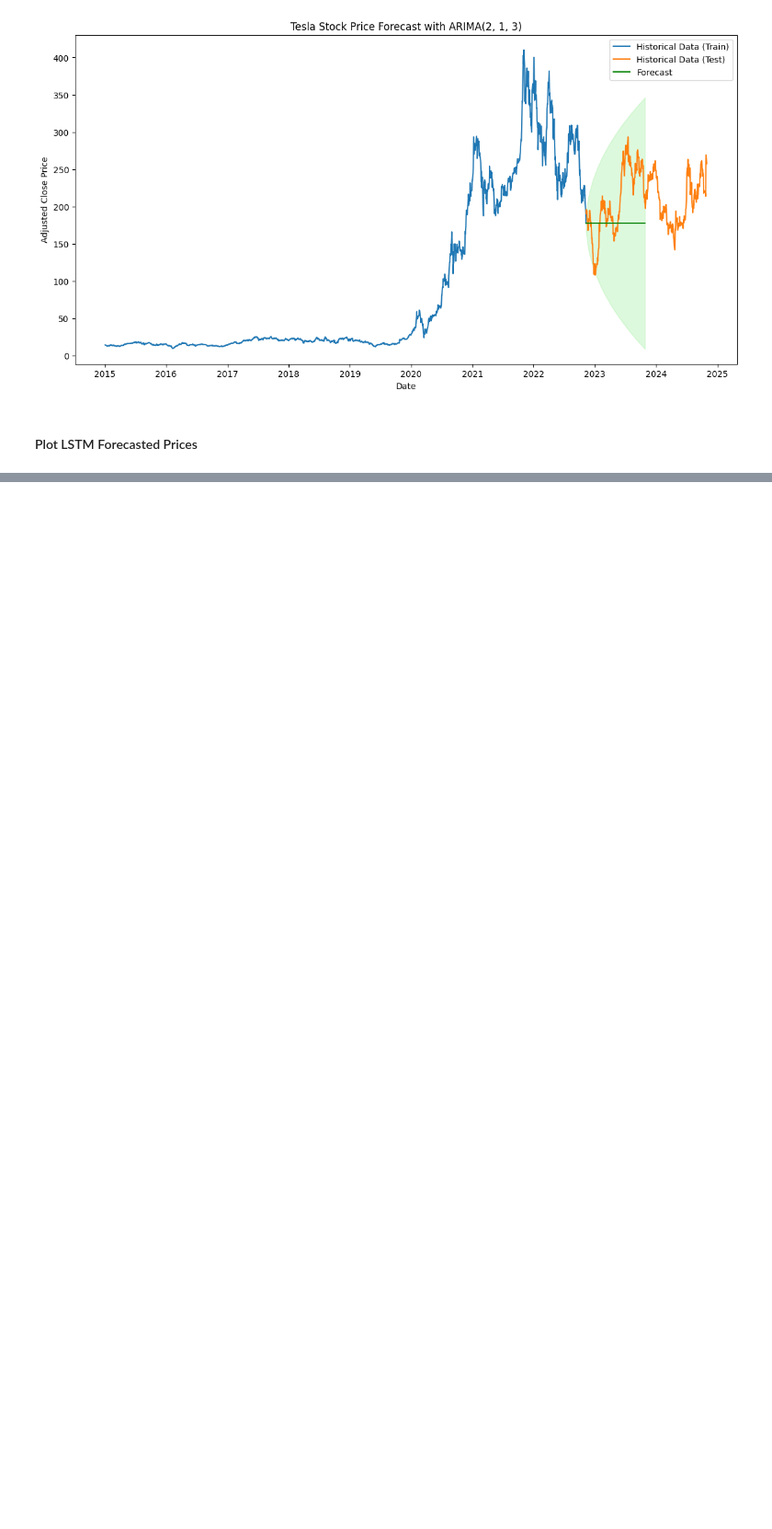
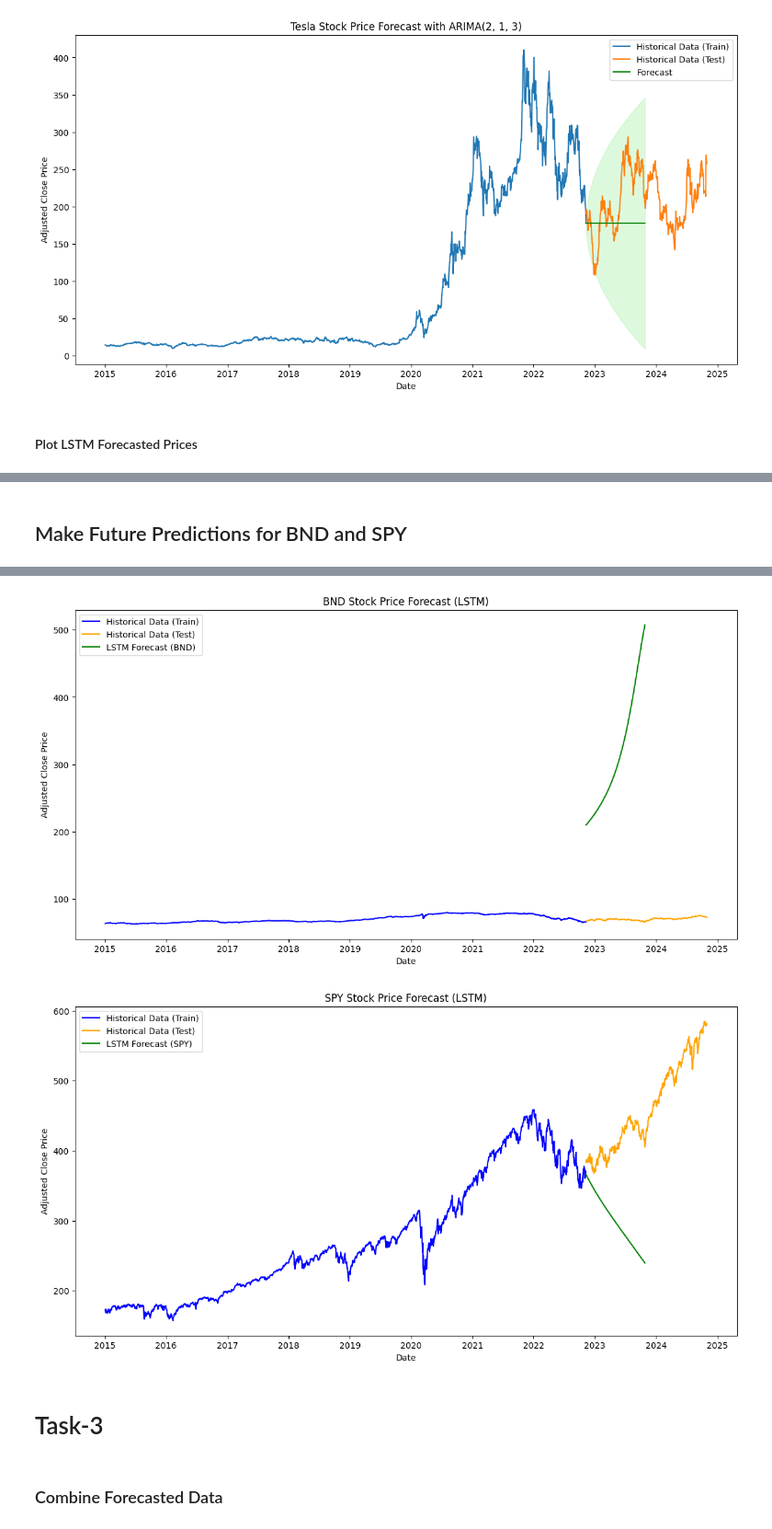
Before and after one commit to zol23-g/Portfolio-Optimization-TimeSeries, a Jupyter notebook: notebooks/03_modeling.ipynb, the cells around one changed output, grey strips where cells are left out. Shown at 92% size. Saved outputs shown, nothing was run; the diff lists cells and outputs as text; code cells hidden in the pictures; blank space fills up the shorter version.

```diff
--- a/notebooks/03_modeling.ipynb
+++ b/notebooks/03_modeling.ipynb
@@ -455,0 +500,9 @@ plt.show()
+# %%
+# Build the LSTM model for BND
+model_bnd = Sequential()
+model_bnd.add(LSTM(units=50, return_sequences=False, input_shape=(X_train_bnd.shape[1], 1)))
+model_bnd.add(Dense(1))
+
+# Compile and train the model for BND
+model_bnd.compile(optimizer='adam', loss='mean_squared_error')
+model_bnd.fit(X_train_bnd, y_train_bnd, epochs=50, batch_size=32)
@@ -455,0 +530,9 @@ plt.show()
+# %%
+# Build the LSTM model for SPY
+model_spy = Sequential()
+model_spy.add(LSTM(units=50, return_sequences=False, input_shape=(X_train_spy.shape[1], 1)))
+model_spy.add(Dense(1))
+
+# Compile and train the model for SPY
+model_spy.compile(optimizer='adam', loss='mean_squared_error')
+model_spy.fit(X_train_spy, y_train_spy, epochs=50, batch_size=32)
@@ -455,0 +558,52 @@ plt.show()
+# %% [markdown]
+## Make Future Predictions for BND and SPY
+# %%
+import matplotlib.pyplot as plt
+import pandas as pd
+
+# Predict future prices for BND and SPY (code as provided)
+last_sequence_bnd = train_scaled_bnd[-sequence_length:]
+predictions_bnd = []
+
+for _ in range(forecast_steps):
+    pred_bnd = model_bnd.predict(last_sequence_bnd.reshape(1, sequence_length, 1))
+    predictions_bnd.append(pred_bnd[0, 0])
+    last_sequence_bnd = np.append(last_sequence_bnd[1:], pred_bnd, axis=0)
+
+predictions_bnd_rescaled = scaler.inverse_transform(np.array(predictions_bnd).reshape(-1, 1))
+
+last_sequence_spy = train_scaled_spy[-sequence_length:]
+predictions_spy = []
+
+for _ in range(forecast_steps):
+    pred_spy = model_spy.predict(last_sequence_spy.reshape(1, sequence_length, 1))
+    predictions_spy.append(pred_spy[0, 0])
+    last_sequence_spy = np.append(last_sequence_spy[1:], pred_spy, axis=0)
+
+predictions_spy_rescaled = scaler.inverse_transform(np.array(predictions_spy).reshape(-1, 1))
+
+# Create a date range for the forecast period
+forecast_dates = pd.date_range(train_bnd.index[-1], periods=forecast_steps, freq='B')
+
+# Plot predictions with historical data for BND
+plt.figure(figsize=(14, 7))
+plt.plot(train_bnd.index, train_bnd, label='Historical Data (Train)', color='blue')
+plt.plot(test_bnd.index, test_bnd, label='Historical Data (Test)', color='orange')
+plt.plot(forecast_dates, predictions_bnd_rescaled, label='LSTM Forecast (BND)', color='green')
+plt.title('BND Stock Price Forecast (LSTM)')
+plt.xlabel('Date')
+plt.ylabel('Adjusted Close Price')
+plt.legend()
+plt.show()
+
+# Plot predictions with historical data for SPY
+plt.figure(figsize=(14, 7))
+plt.plot(train_spy.index, train_spy, label='Historical Data (Train)', color='blue')
+plt.plot(test_spy.index, test_spy, label='Historical Data (Test)', color='orange')
+plt.plot(forecast_dates, predictions_spy_rescaled, label='LSTM Forecast (SPY)', color='green')
+plt.title('SPY Stock Price Forecast (LSTM)')
+plt.xlabel('Date')
+plt.ylabel('Adjusted Close Price')
+plt.legend()
+plt.show()
+# %% [output]
@@ -455,0 +627,6 @@ plt.show()
+[figure, added]
+[figure, added]
+# %% [markdown]
+# Task-3
+# %% [markdown]
+### Combine Forecasted Data
```
Also changed, not shown: parts of 28 cells of this notebook, 1 other file.
